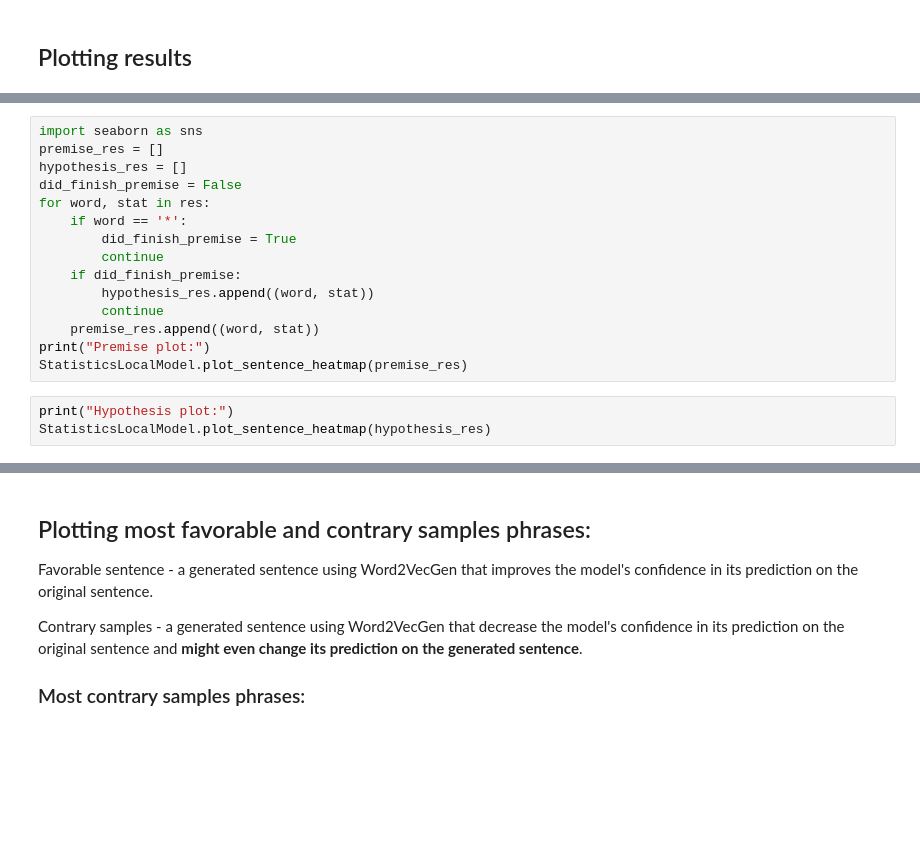
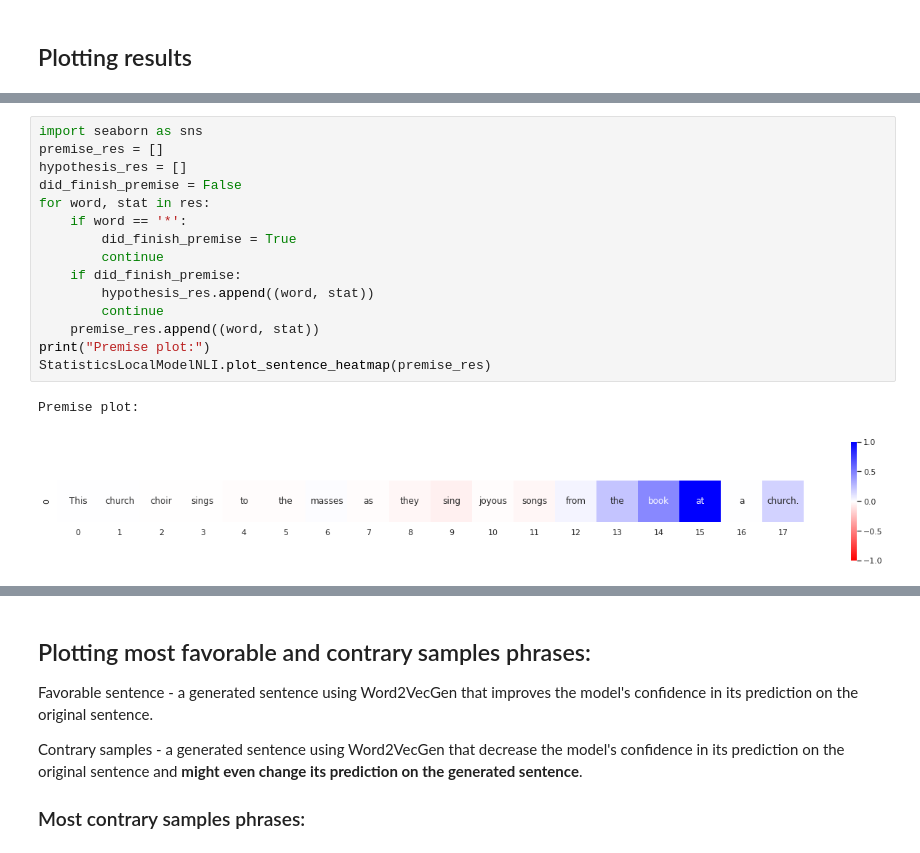
Before and after one commit to ortalcohen94/NLP-Seminar, a Jupyter notebook: project_notebook_SNLI.ipynb, the cells around one changed output, grey strips where cells are left out. Saved outputs shown, nothing was run; the diff lists cells and outputs as text; blank space fills up the shorter version.

```diff
--- a/project_notebook_SNLI.ipynb
+++ b/project_notebook_SNLI.ipynb
@@ -440,18 +479,18 @@ ax = StatisticsLocalModel.plot_explaination(res)
 # %%
 import seaborn as sns
 premise_res = []
 hypothesis_res = []
 did_finish_premise = False
 for word, stat in res:
     if word == '*':
         did_finish_premise = True
         continue
     if did_finish_premise:
         hypothesis_res.append((word, stat))
         continue
     premise_res.append((word, stat))
 print("Premise plot:")
-StatisticsLocalModel.plot_sentence_heatmap(premise_res)
+StatisticsLocalModelNLI.plot_sentence_heatmap(premise_res)
+# %% [output]
+Premise plot:
+[figure, added]
-# %%
-print("Hypothesis plot:")
-StatisticsLocalModel.plot_sentence_heatmap(hypothesis_res)
```
Also changed, not shown: parts of 21 cells of this notebook, 10 other files.
